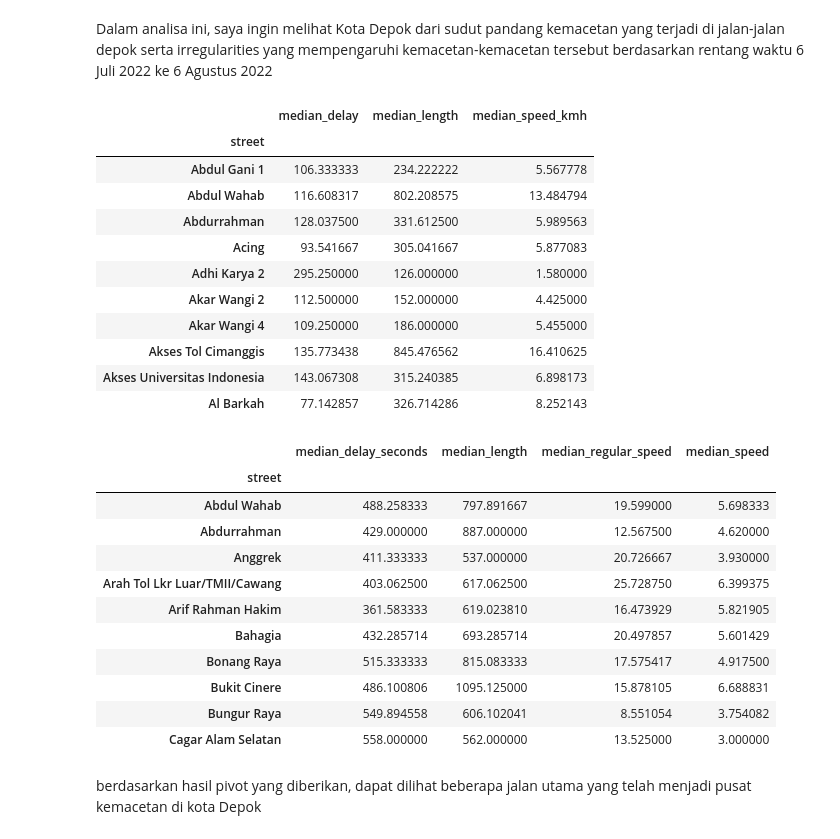
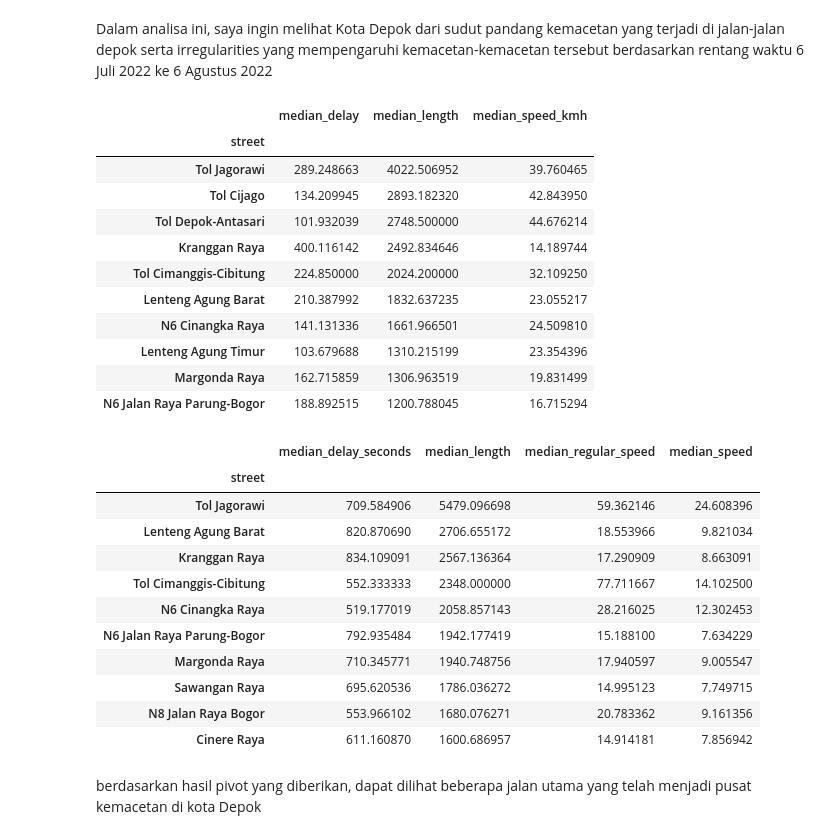
Before and after one commit to louis-not/DSLS_MiniProject, a Jupyter notebook: Data Science/notebooks/1_data preparation.ipynb, the cells around one changed output. Cells and saved outputs as stored; diff of their text form; code cells hidden in the pictures.

```diff
--- a/Data Science/notebooks/1_data preparation.ipynb
+++ b/Data Science/notebooks/1_data preparation.ipynb
@@ -161,43 +161,43 @@ street_pv = pd.pivot_table(data_jams,
                            values=['median_length','median_speed_kmh','median_delay'],
                            index=['street'],
                            aggfunc='mean')
-street_pv.sort_values(by='median_length', ascending=False)
+street_pv.sort_values(by='median_length', ascending=False, inplace=True)
 
 street_pv.head(10)
 # %% [output]
 |  | median_delay | median_length | median_speed_kmh |
 | street |  |  |  |
-| Abdul Gani 1 | 106.333333 | 234.222222 | 5.567778 |
-| Abdul Wahab | 116.608317 | 802.208575 | 13.484794 |
-| Abdurrahman | 128.037500 | 331.612500 | 5.989563 |
-| Acing | 93.541667 | 305.041667 | 5.877083 |
-| Adhi Karya 2 | 295.250000 | 126.000000 | 1.580000 |
-| Akar Wangi 2 | 112.500000 | 152.000000 | 4.425000 |
-| Akar Wangi 4 | 109.250000 | 186.000000 | 5.455000 |
-| Akses Tol Cimanggis | 135.773438 | 845.476562 | 16.410625 |
-| Akses Universitas Indonesia | 143.067308 | 315.240385 | 6.898173 |
-| Al Barkah | 77.142857 | 326.714286 | 8.252143 |
+| Tol Jagorawi | 289.248663 | 4022.506952 | 39.760465 |
+| Tol Cijago | 134.209945 | 2893.182320 | 42.843950 |
+| Tol Depok-Antasari | 101.932039 | 2748.500000 | 44.676214 |
+| Kranggan Raya | 400.116142 | 2492.834646 | 14.189744 |
+| Tol Cimanggis-Cibitung | 224.850000 | 2024.200000 | 32.109250 |
+| Lenteng Agung Barat | 210.387992 | 1832.637235 | 23.055217 |
+| N6 Cinangka Raya | 141.131336 | 1661.966501 | 24.509810 |
+| Lenteng Agung Timur | 103.679688 | 1310.215199 | 23.354396 |
+| Margonda Raya | 162.715859 | 1306.963519 | 19.831499 |
+| N6 Jalan Raya Parung-Bogor | 188.892515 | 1200.788045 | 16.715294 |
 # %%
 street_pv_irr = pd.pivot_table(data_irregularities,
                            values=['median_length','median_speed','median_delay_seconds','median_regular_speed'],
                            index=['street'],
                            aggfunc='mean')
-street_pv_irr.sort_values(by='median_length', ascending=False)
+street_pv_irr.sort_values(by='median_length', ascending=False, inplace=True)
 
 street_pv_irr.head(10)
 # %% [output]
 |  | median_delay_seconds | median_length | median_regular_speed | median_speed |
 | street |  |  |  |  |
-| Abdul Wahab | 488.258333 | 797.891667 | 19.599000 | 5.698333 |
-| Abdurrahman | 429.000000 | 887.000000 | 12.567500 | 4.620000 |
-| Anggrek | 411.333333 | 537.000000 | 20.726667 | 3.930000 |
-| Arah Tol Lkr Luar/TMII/Cawang | 403.062500 | 617.062500 | 25.728750 | 6.399375 |
-| Arif Rahman Hakim | 361.583333 | 619.023810 | 16.473929 | 5.821905 |
-| Bahagia | 432.285714 | 693.285714 | 20.497857 | 5.601429 |
-| Bonang Raya | 515.333333 | 815.083333 | 17.575417 | 4.917500 |
-| Bukit Cinere | 486.100806 | 1095.125000 | 15.878105 | 6.688831 |
-| Bungur Raya | 549.894558 | 606.102041 | 8.551054 | 3.754082 |
-| Cagar Alam Selatan | 558.000000 | 562.000000 | 13.525000 | 3.000000 |
+| Tol Jagorawi | 709.584906 | 5479.096698 | 59.362146 | 24.608396 |
+| Lenteng Agung Barat | 820.870690 | 2706.655172 | 18.553966 | 9.821034 |
+| Kranggan Raya | 834.109091 | 2567.136364 | 17.290909 | 8.663091 |
+| Tol Cimanggis-Cibitung | 552.333333 | 2348.000000 | 77.711667 | 14.102500 |
+| N6 Cinangka Raya | 519.177019 | 2058.857143 | 28.216025 | 12.302453 |
+| N6 Jalan Raya Parung-Bogor | 792.935484 | 1942.177419 | 15.188100 | 7.634229 |
+| Margonda Raya | 710.345771 | 1940.748756 | 17.940597 | 9.005547 |
+| Sawangan Raya | 695.620536 | 1786.036272 | 14.995123 | 7.749715 |
+| N8 Jalan Raya Bogor | 553.966102 | 1680.076271 | 20.783362 | 9.161356 |
+| Cinere Raya | 611.160870 | 1600.686957 | 14.914181 | 7.856942 |
 # %% [markdown]
 berdasarkan hasil pivot yang diberikan, dapat dilihat beberapa jalan utama yang telah menjadi pusat kemacetan di kota Depok
 # %% [markdown]
```
Also changed, not shown: parts of 6 cells of this notebook, 3 other files.
